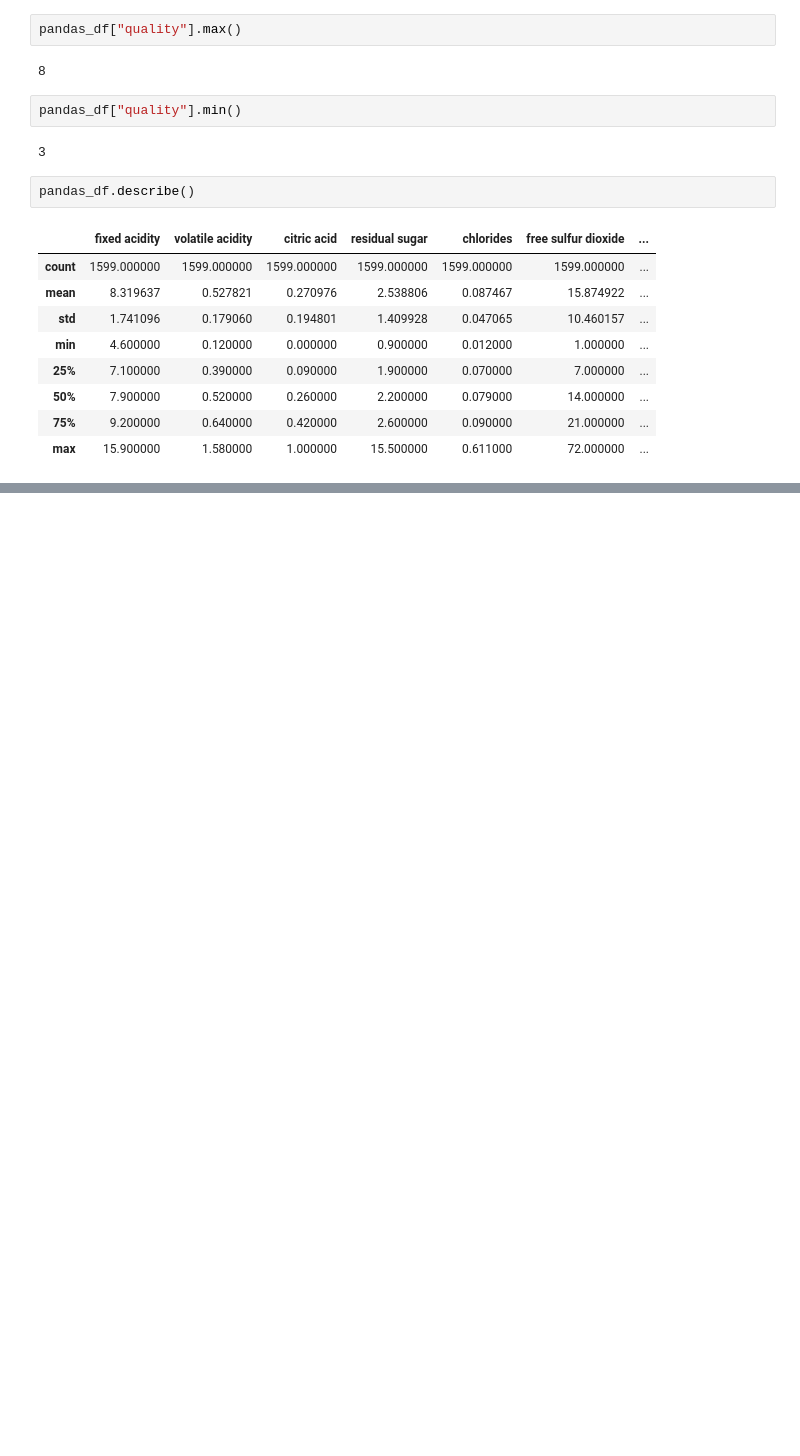
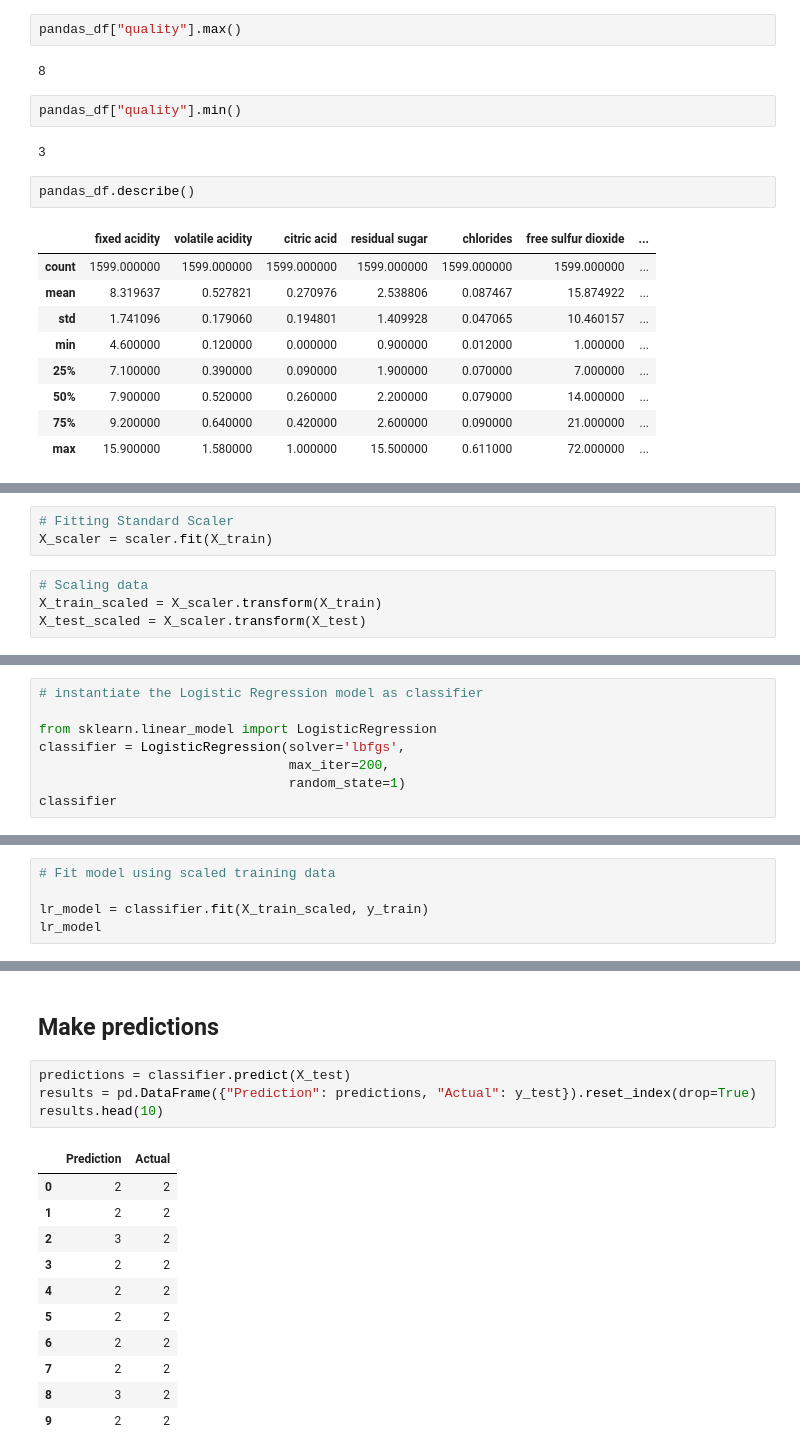
Before and after one commit to smmr89/Project-4, a Jupyter notebook: Solution.ipynb, the cells around one changed output, grey strips where cells are left out. Saved outputs shown, nothing was run; the diff lists cells and outputs as text; blank space fills up the shorter version.

Commit message:
initial logistic regression model

```diff
--- a/Solution.ipynb
+++ b/Solution.ipynb
@@ -121,0 +240,7 @@ pandas_df.describe()
+# %%
+# Fitting Standard Scaler
+X_scaler = scaler.fit(X_train)
+# %%
+# Scaling data
+X_train_scaled = X_scaler.transform(X_train)
+X_test_scaled = X_scaler.transform(X_test)
@@ -121,0 +249,8 @@ pandas_df.describe()
+# %%
+# instantiate the Logistic Regression model as classifier
+
+from sklearn.linear_model import LogisticRegression
+classifier = LogisticRegression(solver='lbfgs',
+                                max_iter=200,
+                                random_state=1)
+classifier
@@ -121,0 +259,5 @@ pandas_df.describe()
+# %%
+# Fit model using scaled training data
+
+lr_model = classifier.fit(X_train_scaled, y_train)
+lr_model
@@ -121,0 +278,18 @@ pandas_df.describe()
+# %% [markdown]
+## Make predictions
+# %%
+predictions = classifier.predict(X_test)
+results = pd.DataFrame({"Prediction": predictions, "Actual": y_test}).reset_index(drop=True)
+results.head(10)
+# %% [output]
+|  | Prediction | Actual |
+| 0 | 2 | 2 |
+| 1 | 2 | 2 |
+| 2 | 3 | 2 |
+| 3 | 2 | 2 |
+| 4 | 2 | 2 |
+| 5 | 2 | 2 |
+| 6 | 2 | 2 |
+| 7 | 2 | 2 |
+| 8 | 3 | 2 |
+| 9 | 2 | 2 |
```
Also changed, not shown: parts of 26 cells of this notebook.
